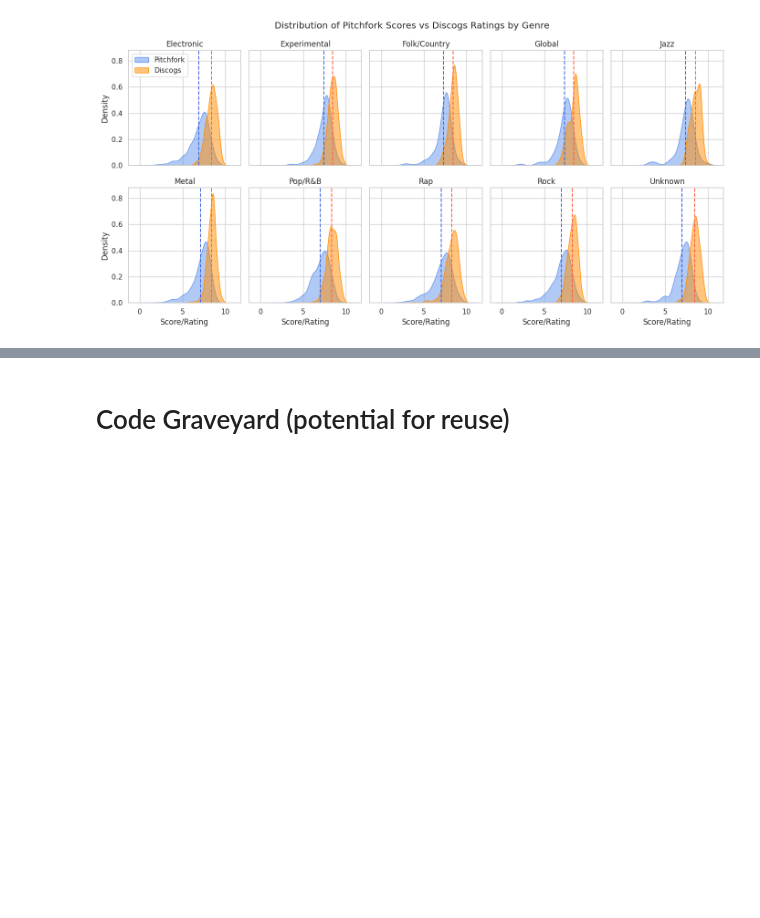
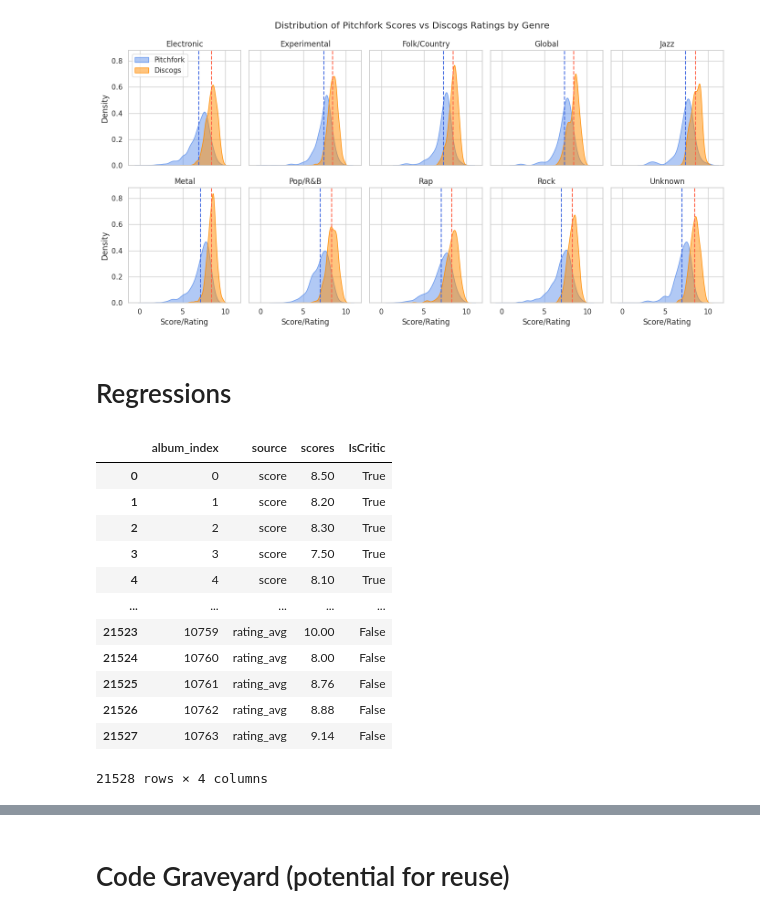
Before and after one commit to jong-nam-ahn/COS424_FinalProject, a Jupyter notebook: Initial EDA/Pitchfork_Discogs_EDA.ipynb, the cells around one changed output, grey strips where cells are left out. Drawn from its saved outputs; the diff is of its cells as text; code cells hidden in the pictures; blank space fills up the shorter version.

Commit message:
first regression added

```diff
--- a/Initial EDA/Pitchfork_Discogs_EDA.ipynb
+++ b/Initial EDA/Pitchfork_Discogs_EDA.ipynb
@@ -646,3 +647,34 @@ fig.tight_layout()
 plt.show()
 # %% [output]
 [figure]
+# %% [markdown]
+# Regressions
+# %%
+reg_1_df = review_df[['score', 'rating_avg']].copy()
+reg_1_df['rating_avg'] = reg_1_df['rating_avg'] * 2
+reg_1_df['album_index'] = reg_1_df.index
+
+reg_1_df = reg_1_df.melt(
+    id_vars = 'album_index',
+    value_vars = ['score', 'rating_avg'],
+    var_name = 'source',
+    value_name = 'scores'
+)
+
+reg_1_df['IsCritic'] = (reg_1_df['source'] == 'score')
+# %%
+reg_1_df
+# %% [output]
+|  | album_index | source | scores | IsCritic |
+| 0 | 0 | score | 8.50 | True |
+| 1 | 1 | score | 8.20 | True |
+| 2 | 2 | score | 8.30 | True |
+| 3 | 3 | score | 7.50 | True |
+| 4 | 4 | score | 8.10 | True |
+| ... | ... | ... | ... | ... |
+| 21523 | 10759 | rating_avg | 10.00 | False |
+| 21524 | 10760 | rating_avg | 8.00 | False |
+| 21525 | 10761 | rating_avg | 8.76 | False |
+| 21526 | 10762 | rating_avg | 8.88 | False |
+| 21527 | 10763 | rating_avg | 9.14 | False |
+21528 rows × 4 columns
```
Also changed, not shown: parts of 2 cells of this notebook.
